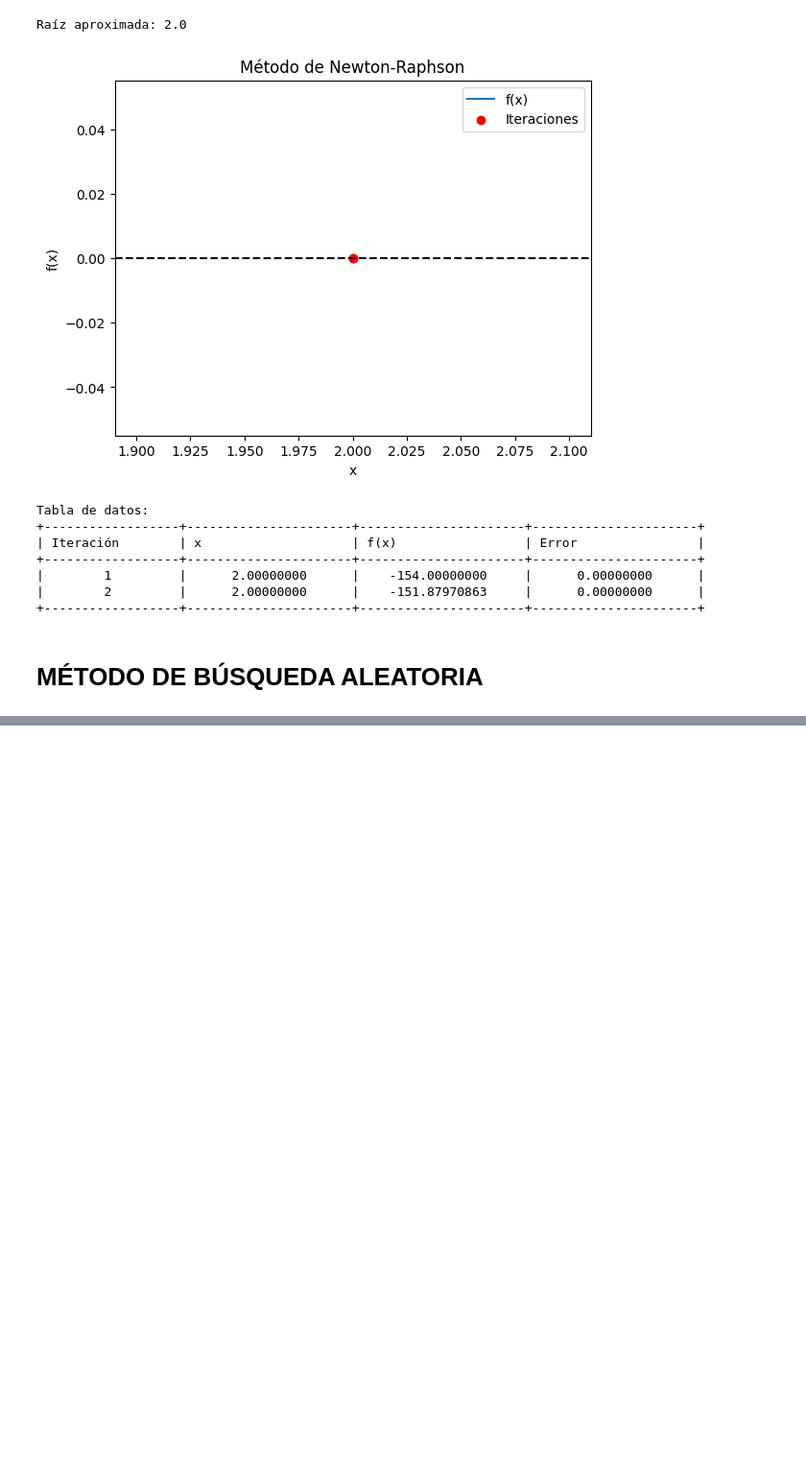
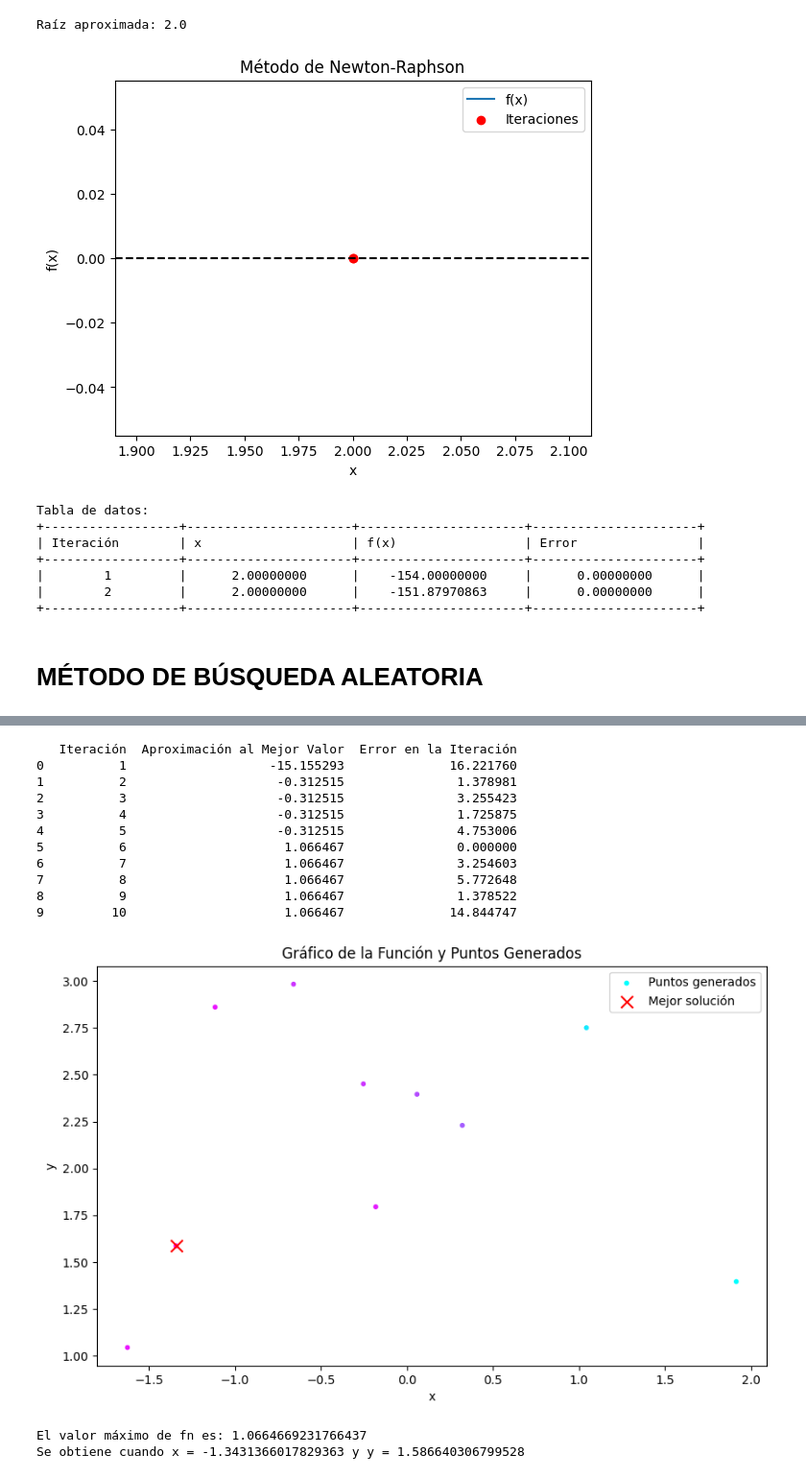
Before and after one commit to danielapavas/Optimizacion, a Jupyter notebook: Metodo_de_bisección.ipynb, the cells around one changed output, grey strips where cells are left out. Shown: that part at 96% size. Cells and saved outputs as stored; diff of their text form; code cells hidden in the pictures; blank space fills up the shorter version.

```diff
--- a/Metodo_de_bisección.ipynb
+++ b/Metodo_de_bisección.ipynb
@@ -476 +492,73 @@ Tabla de datos:
 +------------------+----------------------+----------------------+----------------------+
+# %%
+import random
+import matplotlib.pyplot as plt
+import numpy as np
+import pandas as pd
+
+maxf = -1E9
+n = 10
+
+x_values = []
+y_values = []
+fn_values = []
+approximations = []
+
+for j in range(n):
+    x = -2 + 4 * random.random()
+    y = 1 + 2 * random.random()
+    fn = y - x - 2 * x**2 - 2 * x * y - y**2
+    if fn > maxf:
+        maxf = fn
+        maxx = x
+        maxy = y
+    x_values.append(x)
+    y_values.append(y)
+    fn_values.append(fn)
+    approximations.append(maxf)
+
+# Crear una malla de puntos para la función
+x_mesh = np.linspace(-2, 2, 400)
+y_mesh = np.linspace(1, 3, 400)
+X, Y = np.meshgrid(x_mesh, y_mesh)
+Z = Y - X - 2 * X**2 - 2 * X * Y - Y**2
+
+# Crear un DataFrame con los datos
+data = {
+    'Iteración': range(1, n + 1),
+    'Aproximación al Mejor Valor': approximations,
+    'Error en la Iteración': [maxf - fn for fn in fn_values]
+}
+df = pd.DataFrame(data)
+
+# Mostrar la tabla de datos
+print(df)
+
+# Graficar la función y los puntos
+plt.figure(figsize=(10, 6))
+
+plt.scatter(x_values, y_values, c=fn_values, cmap='cool', marker='o', s=10, label='Puntos generados')
+plt.scatter(maxx, maxy, c='red', marker='x', s=100, label='Mejor solución')
+plt.title('Gráfico de la Función y Puntos Generados')
+plt.xlabel('x')
+plt.ylabel('y')
+plt.legend()
+plt.show()
+
+print("El valor máximo de fn es:", maxf)
+print("Se obtiene cuando x =", maxx, "y y =", maxy)
+# %% [output]
+   Iteración  Aproximación al Mejor Valor  Error en la Iteración
+0          1                   -15.155293              16.221760
+1          2                    -0.312515               1.378981
+2          3                    -0.312515               3.255423
+3          4                    -0.312515               1.725875
+4          5                    -0.312515               4.753006
+5          6                     1.066467               0.000000
+6          7                     1.066467               3.254603
+7          8                     1.066467               5.772648
+8          9                     1.066467               1.378522
+9         10                     1.066467              14.844747
+[figure, added]
+El valor máximo de fn es: 1.0664669231766437
+Se obtiene cuando x = -1.3431366017829363 y y = 1.586640306799528
```
Also changed, not shown: parts of 5 cells of this notebook.
